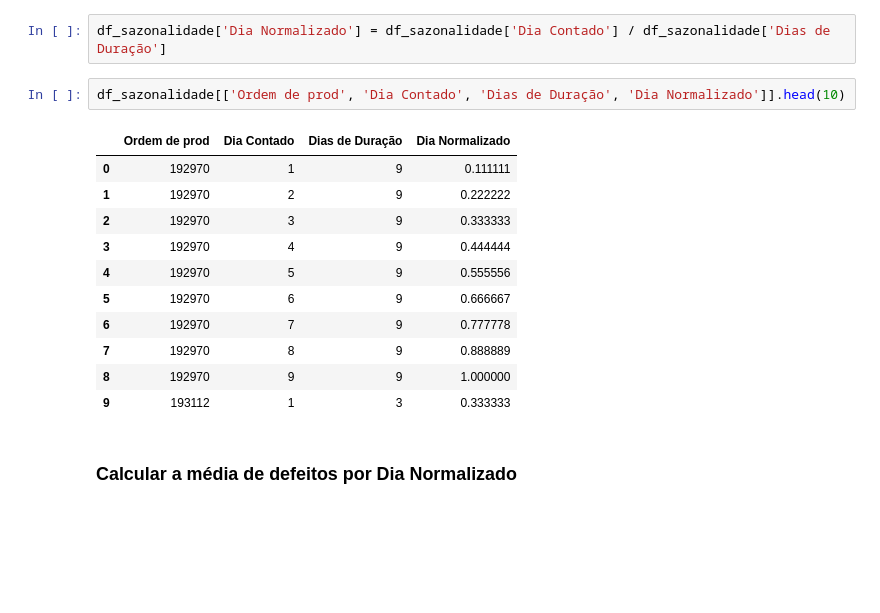
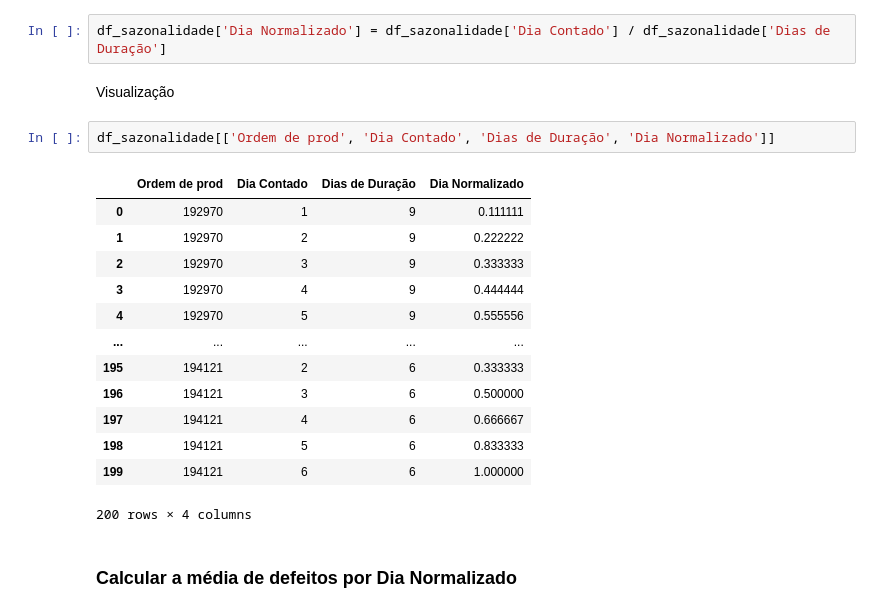
Before and after one commit to lucasz-g/Analise-Gotas, a Jupyter notebook: analises/modelo_ml.ipynb, the cells around one changed output. Saved outputs shown, nothing was run; the diff lists cells and outputs as text; blank space fills up the shorter version.

```diff
--- a/analises/modelo_ml.ipynb
+++ b/analises/modelo_ml.ipynb
@@ -316,20 +318,24 @@ df_sazonalidade['Dia Contado'] = df_sazonalidade.groupby('Ordem de prod').cumcou
 Calcular o Dia Normalizado
 # %%
 df_sazonalidade['Dia Normalizado'] = df_sazonalidade['Dia Contado'] / df_sazonalidade['Dias de Duração']
+# %% [markdown]
+Visualização
 # %%
-df_sazonalidade[['Ordem de prod', 'Dia Contado', 'Dias de Duração', 'Dia Normalizado']].head(10)
+df_sazonalidade[['Ordem de prod', 'Dia Contado', 'Dias de Duração', 'Dia Normalizado']]
 # %% [output]
 |  | Ordem de prod | Dia Contado | Dias de Duração | Dia Normalizado |
 | 0 | 192970 | 1 | 9 | 0.111111 |
 | 1 | 192970 | 2 | 9 | 0.222222 |
 | 2 | 192970 | 3 | 9 | 0.333333 |
 | 3 | 192970 | 4 | 9 | 0.444444 |
 | 4 | 192970 | 5 | 9 | 0.555556 |
-| 5 | 192970 | 6 | 9 | 0.666667 |
-| 6 | 192970 | 7 | 9 | 0.777778 |
-| 7 | 192970 | 8 | 9 | 0.888889 |
-| 8 | 192970 | 9 | 9 | 1.000000 |
-| 9 | 193112 | 1 | 3 | 0.333333 |
+| ... | ... | ... | ... | ... |
+| 195 | 194121 | 2 | 6 | 0.333333 |
+| 196 | 194121 | 3 | 6 | 0.500000 |
+| 197 | 194121 | 4 | 6 | 0.666667 |
+| 198 | 194121 | 5 | 6 | 0.833333 |
+| 199 | 194121 | 6 | 6 | 1.000000 |
+200 rows × 4 columns
 # %% [markdown]
 ### Calcular a média de defeitos por Dia Normalizado
 # %%
```
Also changed, not shown: parts of 11 cells of this notebook.
